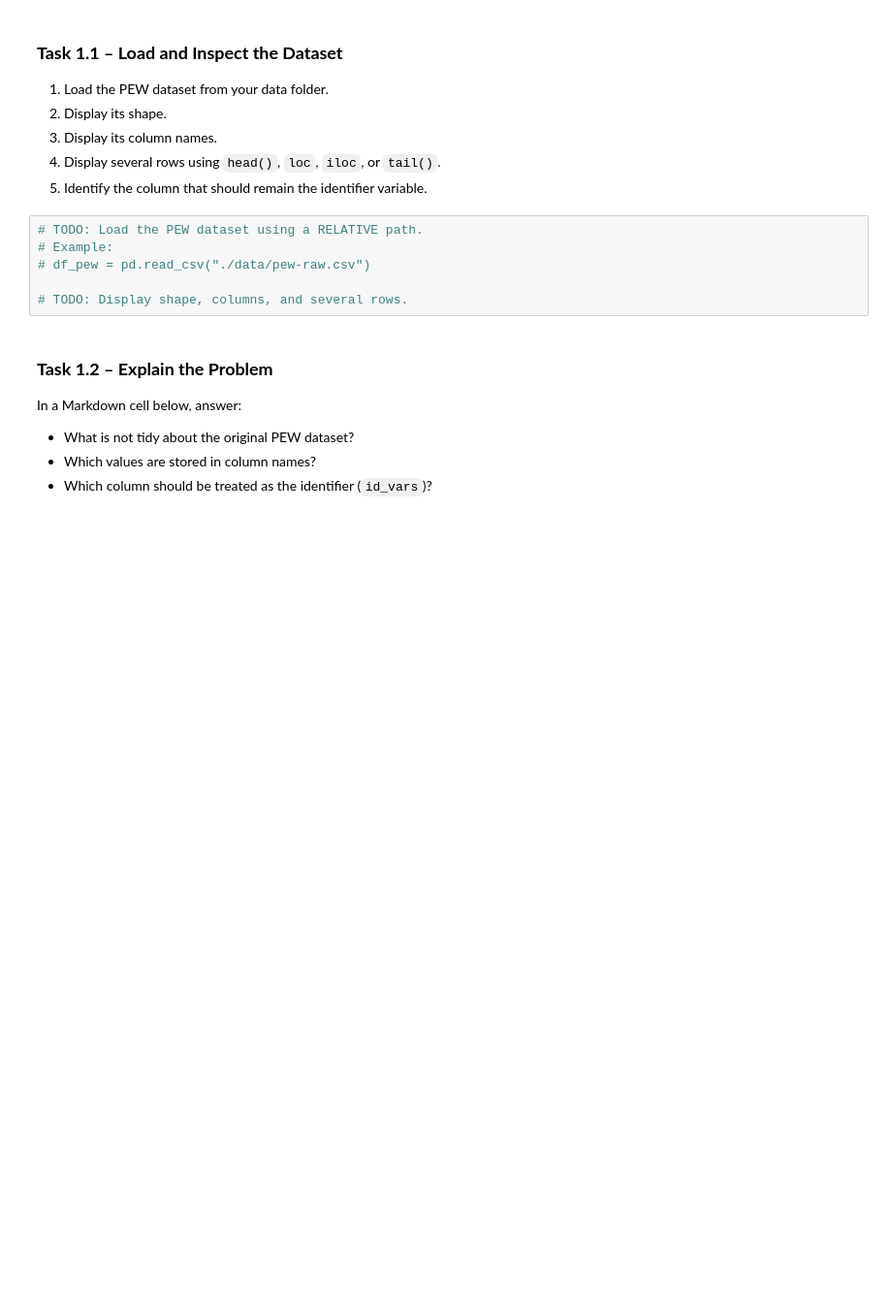
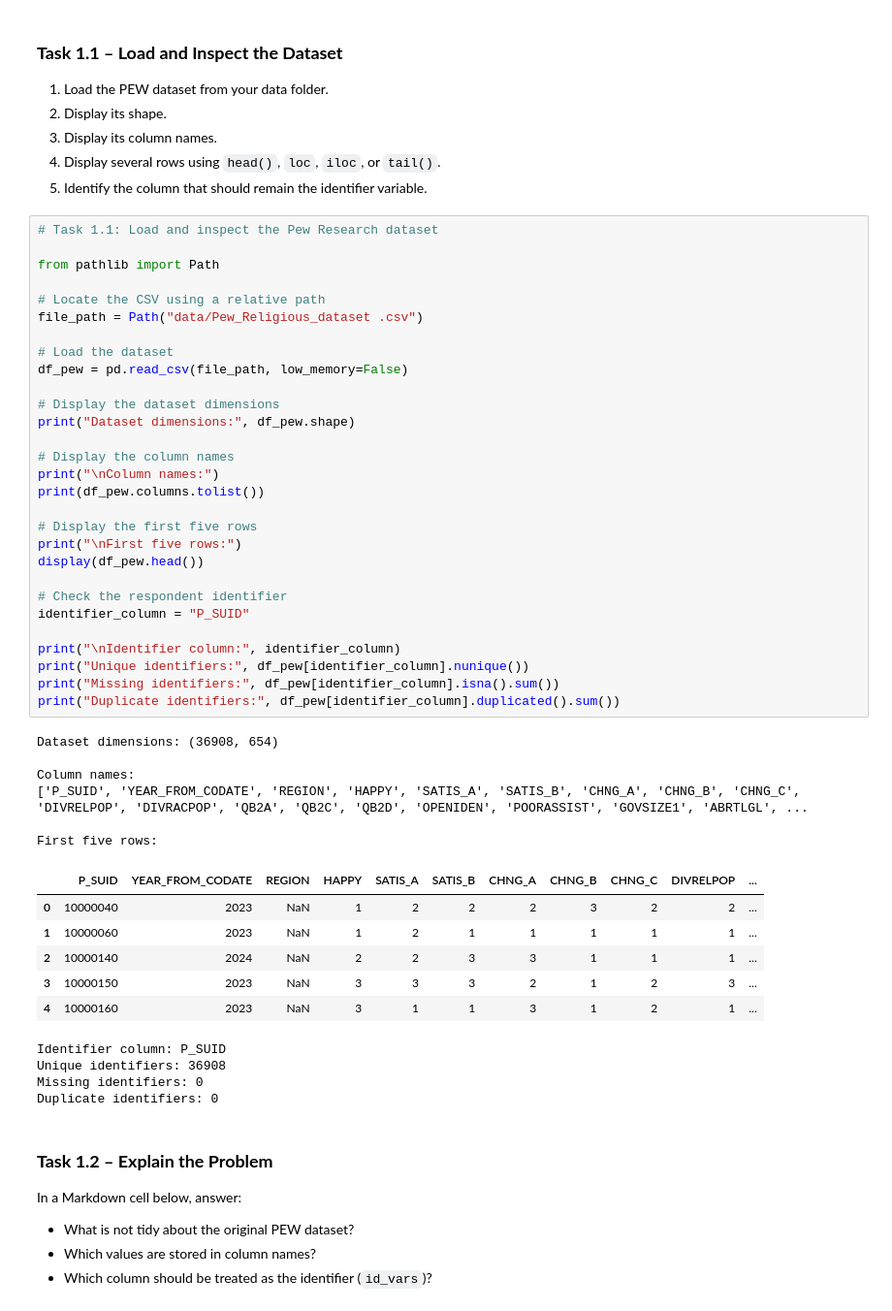
Before and after one commit to UbaidUllah777/Lab-2-Tidying-Cleaning-Imputation-and-Outlier-Detection, a Jupyter notebook: week5Lab.ipynb, the cells around one changed output. Shown at 97% size. Cells and saved outputs as stored; diff of their text form; blank space fills up the shorter version.

```diff
--- a/week5Lab.ipynb
+++ b/week5Lab.ipynb
@@ -171,12 +149,52 @@ After loading the file, check that the dataframe contains a `religion` column an
 3. Display its column names.
 4. Display several rows using `head()`, `loc`, `iloc`, or `tail()`.
 5. Identify the column that should remain the identifier variable.
-# %%
-# TODO: Load the PEW dataset using a RELATIVE path.
-# Example:
-# df_pew = pd.read_csv("./data/pew-raw.csv")
-
-# TODO: Display shape, columns, and several rows.
+# %%
+# Task 1.1: Load and inspect the Pew Research dataset
+
+from pathlib import Path
+
+# Locate the CSV using a relative path
+file_path = Path("data/Pew_Religious_dataset .csv")
+
+# Load the dataset
+df_pew = pd.read_csv(file_path, low_memory=False)
+
+# Display the dataset dimensions
+print("Dataset dimensions:", df_pew.shape)
+
+# Display the column names
+print("\nColumn names:")
+print(df_pew.columns.tolist())
+
+# Display the first five rows
+print("\nFirst five rows:")
+display(df_pew.head())
+
+# Check the respondent identifier
+identifier_column = "P_SUID"
+
+print("\nIdentifier column:", identifier_column)
+print("Unique identifiers:", df_pew[identifier_column].nunique())
+print("Missing identifiers:", df_pew[identifier_column].isna().sum())
+print("Duplicate identifiers:", df_pew[identifier_column].duplicated().sum())
+# %% [output]
+Dataset dimensions: (36908, 654)
+
+Column names:
+['P_SUID', 'YEAR_FROM_CODATE', 'REGION', 'HAPPY', 'SATIS_A', 'SATIS_B', 'CHNG_A', 'CHNG_B', 'CHNG_C', 'DIVRELPOP', 'DIVRACPOP', 'QB2A', 'QB2C', 'QB2D', 'OPENIDEN', 'POORASSIST', 'GOVSIZE1', 'ABRTLGL', ...
+
+First five rows:
+|  | P_SUID | YEAR_FROM_CODATE | REGION | HAPPY | SATIS_A | SATIS_B | CHNG_A | CHNG_B | CHNG_C | DIVRELPOP | ... |
+| 0 | 10000040 | 2023 | NaN | 1 | 2 | 2 | 2 | 3 | 2 | 2 | ... |
+| 1 | 10000060 | 2023 | NaN | 1 | 2 | 1 | 1 | 1 | 1 | 1 | ... |
+| 2 | 10000140 | 2024 | NaN | 2 | 2 | 3 | 3 | 1 | 1 | 1 | ... |
+| 3 | 10000150 | 2023 | NaN | 3 | 3 | 3 | 2 | 1 | 2 | 3 | ... |
+| 4 | 10000160 | 2023 | NaN | 3 | 1 | 1 | 3 | 1 | 2 | 1 | ... |
+Identifier column: P_SUID
+Unique identifiers: 36908
+Missing identifiers: 0
+Duplicate identifiers: 0
 # %% [markdown]
 ### **Task 1.2 – Explain the Problem**
 
```
Also changed, not shown: parts of 14 cells of this notebook, 1 other file.
